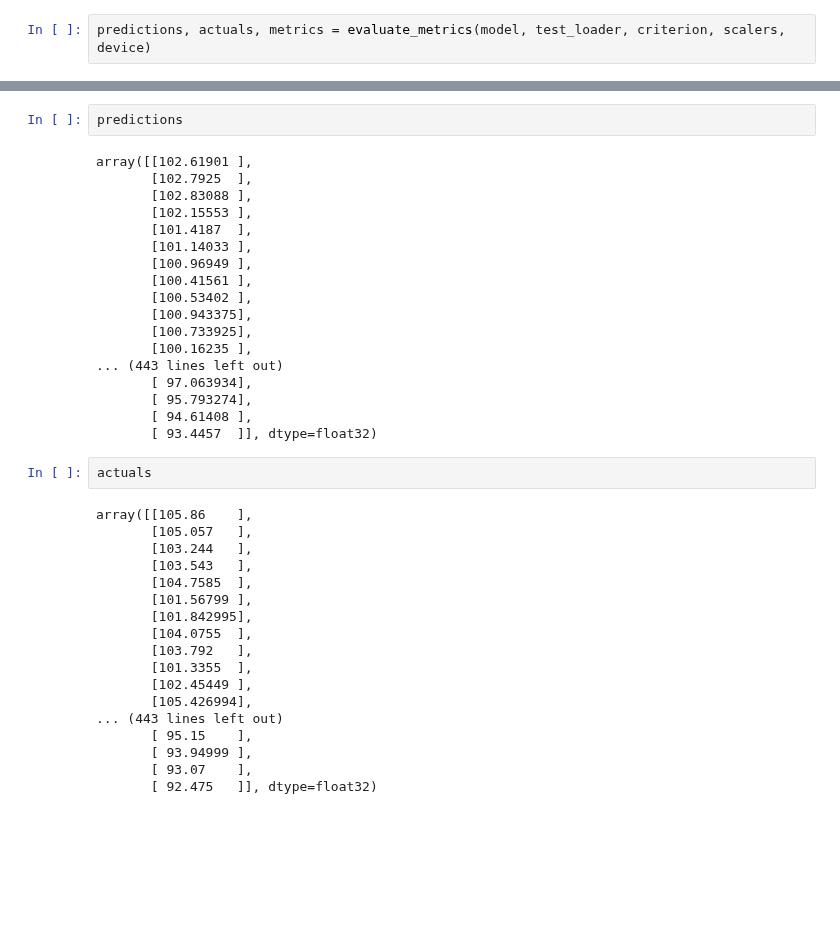
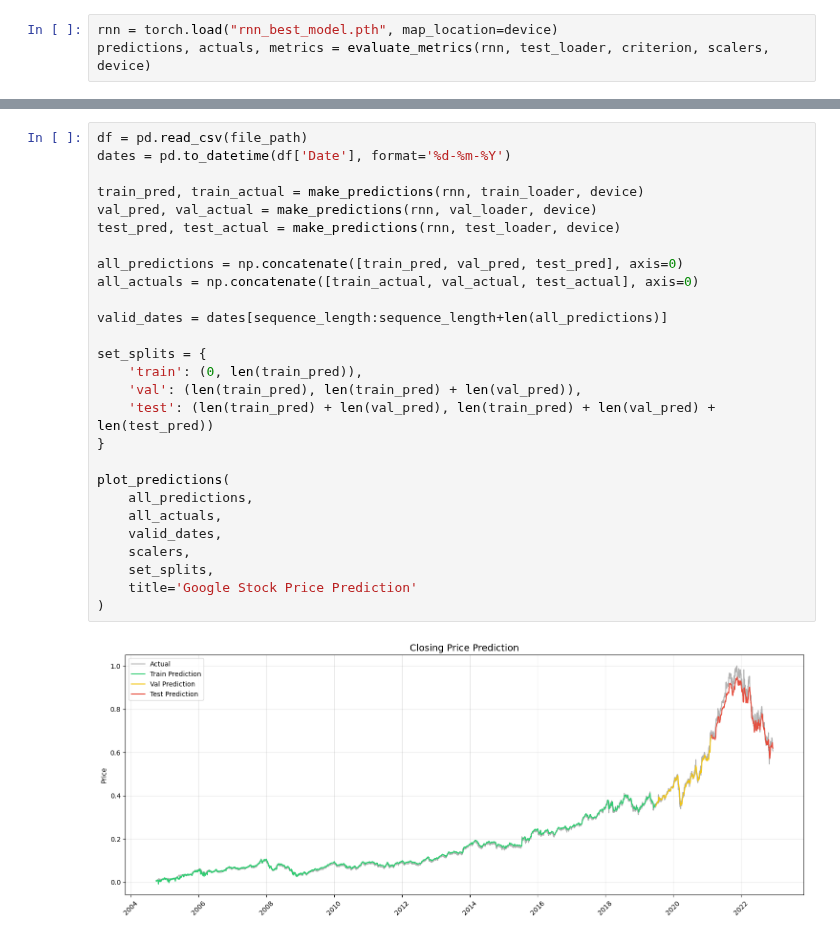
Before and after one commit to yyaaoo33/deeplearning-ass3, a Jupyter notebook: code.ipynb, the cells around one changed output, grey strips where cells are left out. Drawn from its saved outputs; the diff is of its cells as text; blank space fills up the shorter version.

Commit message:
I created baseline models for LSTM and GRU, used the three baseline models to make predictions on this dataset, and visualized them separately.

```diff
--- a/code.ipynb
+++ b/code.ipynb
@@ -58,4 +48,5 @@ Epoch [30/30] - Train Loss: 0.0000, Val Loss: 0.0003
 # %%
-predictions, actuals, metrics = evaluate_metrics(model, test_loader, criterion, scalers, device)
+rnn = torch.load("rnn_best_model.pth", map_location=device)
+predictions, actuals, metrics = evaluate_metrics(rnn, test_loader, criterion, scalers, device)
 # %% [output]
 Evaluation Metrics:
@@ -69,41 +60,30 @@ Predictions - Min: 86.53, Max: 142.63
 Actuals - Min: 83.49, Max: 150.71
-# %%
-predictions
-# %% [output]
-array([[102.61901 ],
-       [102.7925  ],
-       [102.83088 ],
-       [102.15553 ],
-       [101.4187  ],
-       [101.14033 ],
-       [100.96949 ],
-       [100.41561 ],
-       [100.53402 ],
-       [100.943375],
-       [100.733925],
-       [100.16235 ],
-... (443 lines left out)
-       [ 97.063934],
-       [ 95.793274],
-       [ 94.61408 ],
-       [ 93.4457  ]], dtype=float32)
-# %%
-actuals
-# %% [output]
-array([[105.86    ],
-       [105.057   ],
-       [103.244   ],
-       [103.543   ],
-       [104.7585  ],
-       [101.56799 ],
-       [101.842995],
-       [104.0755  ],
-       [103.792   ],
-       [101.3355  ],
-       [102.45449 ],
-       [105.426994],
-... (443 lines left out)
-       [ 95.15    ],
-       [ 93.94999 ],
-       [ 93.07    ],
-       [ 92.475   ]], dtype=float32)
+# %%
+df = pd.read_csv(file_path)
+dates = pd.to_datetime(df['Date'], format='%d-%m-%Y')
+
+train_pred, train_actual = make_predictions(rnn, train_loader, device)
+val_pred, val_actual = make_predictions(rnn, val_loader, device)
+test_pred, test_actual = make_predictions(rnn, test_loader, device)
+
+all_predictions = np.concatenate([train_pred, val_pred, test_pred], axis=0)
+all_actuals = np.concatenate([train_actual, val_actual, test_actual], axis=0)
+
+valid_dates = dates[sequence_length:sequence_length+len(all_predictions)]
+
+set_splits = {
+    'train': (0, len(train_pred)),
+    'val': (len(train_pred), len(train_pred) + len(val_pred)),
+    'test': (len(train_pred) + len(val_pred), len(train_pred) + len(val_pred) + len(test_pred))
+}
+
+plot_predictions(
+    all_predictions,
+    all_actuals,
+    valid_dates,
+    scalers,
+    set_splits,
+    title='Google Stock Price Prediction'
+)
+# %% [output]
+[figure, added]
```
Also changed, not shown: parts of 15 cells of this notebook, 4 other files.
